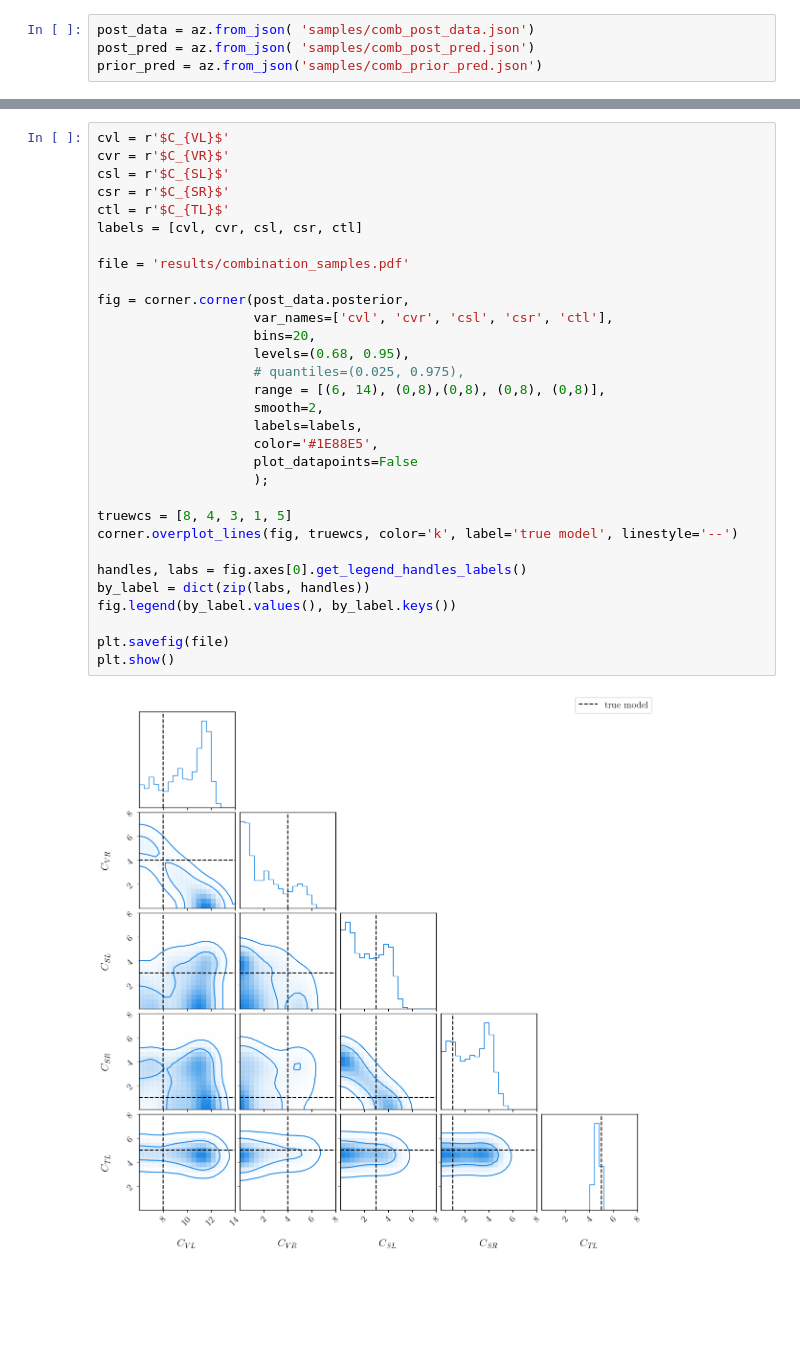
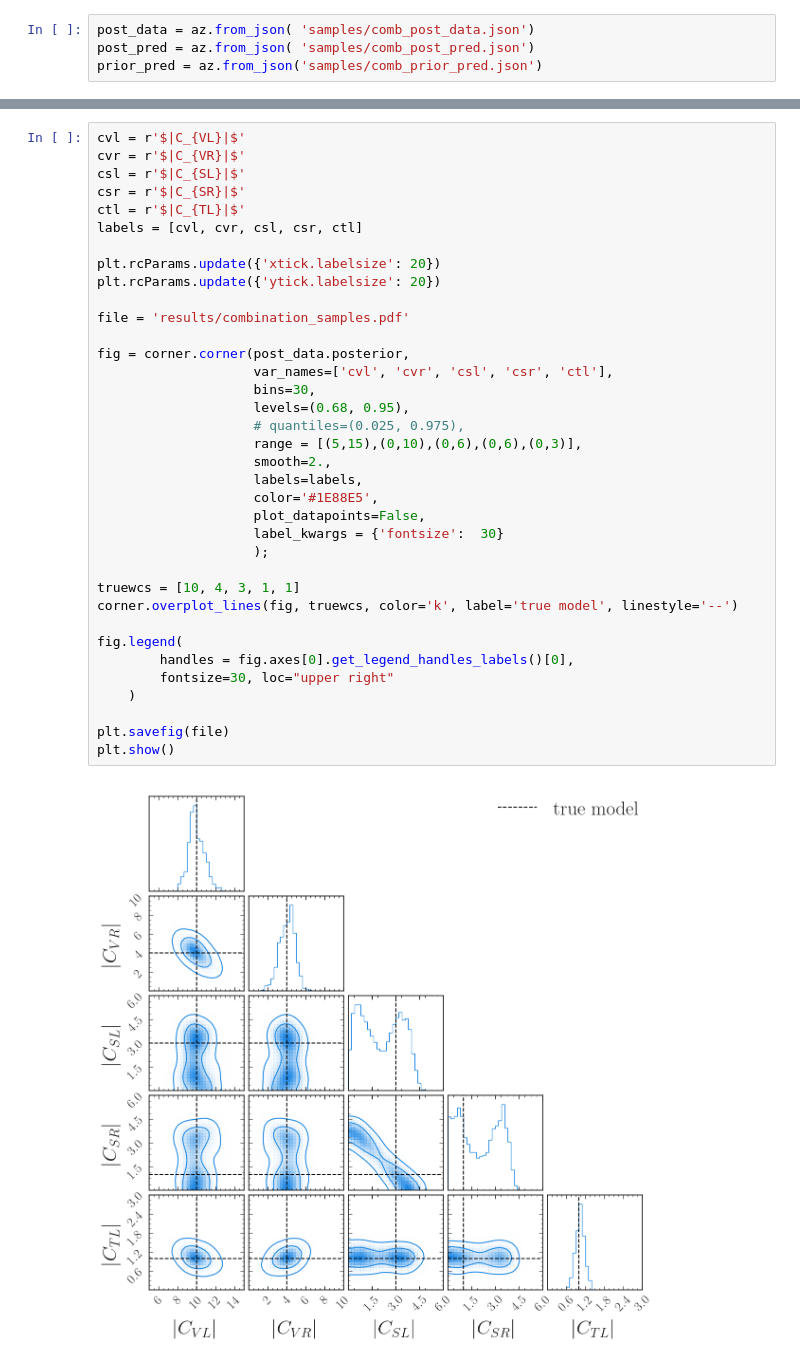
Before and after one commit to lorenzennio/redist, a Jupyter notebook: examples/combination_plot_samples.ipynb, the cells around one changed output, grey strips where cells are left out. Cells and saved outputs as stored; diff of their text form; blank space fills up the shorter version.

```diff
--- a/examples/combination_plot_samples.ipynb
+++ b/examples/combination_plot_samples.ipynb
@@ -63,33 +44,38 @@ array([<Axes: title={'center': '94.0% HDI'}>,
 # %%
-cvl = r'$C_{VL}$'
-cvr = r'$C_{VR}$'
-csl = r'$C_{SL}$'
-csr = r'$C_{SR}$'
-ctl = r'$C_{TL}$'
+cvl = r'$|C_{VL}|$'
+cvr = r'$|C_{VR}|$'
+csl = r'$|C_{SL}|$'
+csr = r'$|C_{SR}|$'
+ctl = r'$|C_{TL}|$'
 labels = [cvl, cvr, csl, csr, ctl]
+
+plt.rcParams.update({'xtick.labelsize': 20})
+plt.rcParams.update({'ytick.labelsize': 20})
 
 file = 'results/combination_samples.pdf'
 
 fig = corner.corner(post_data.posterior,
                     var_names=['cvl', 'cvr', 'csl', 'csr', 'ctl'],
-                    bins=20,
+                    bins=30,
                     levels=(0.68, 0.95),
                     # quantiles=(0.025, 0.975),
-                    range = [(6, 14), (0,8),(0,8), (0,8), (0,8)],
-                    smooth=2,
+                    range = [(5,15),(0,10),(0,6),(0,6),(0,3)],
+                    smooth=2.,
                     labels=labels,
                     color='#1E88E5',
-                    plot_datapoints=False
+                    plot_datapoints=False,
+                    label_kwargs = {'fontsize':  30}
                     );
 
-truewcs = [8, 4, 3, 1, 5]
+truewcs = [10, 4, 3, 1, 1]
 corner.overplot_lines(fig, truewcs, color='k', label='true model', linestyle='--')
 
-handles, labs = fig.axes[0].get_legend_handles_labels()
-by_label = dict(zip(labs, handles))
-fig.legend(by_label.values(), by_label.keys())
+fig.legend(
+        handles = fig.axes[0].get_legend_handles_labels()[0],
+        fontsize=30, loc="upper right"
+    )
 
 plt.savefig(file)
 plt.show()
 # %% [output]
-[figure, old version]
+[figure, new version]
```
Also changed, not shown: parts of 5 cells of this notebook, 1 other file.
